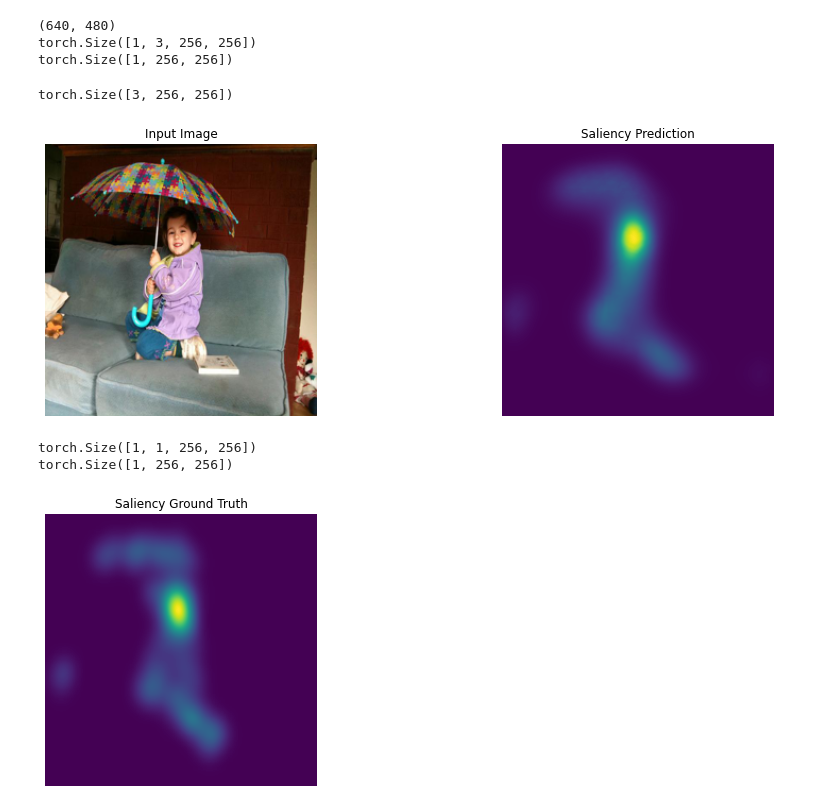
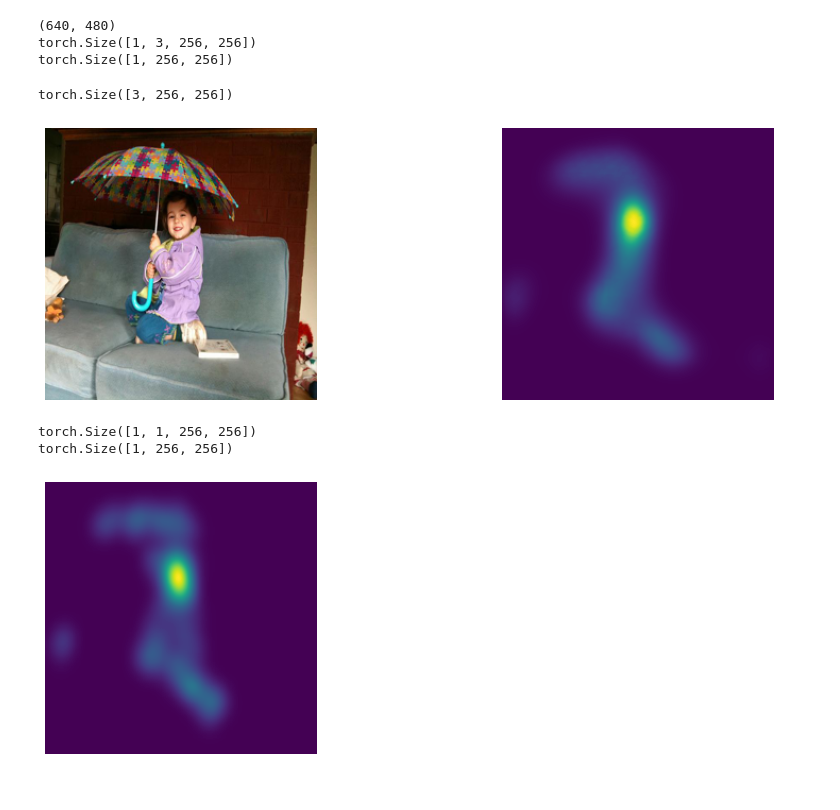
Before and after one commit to baharay/visintproject, a Jupyter notebook: prompt-to-prompt/saliency.ipynb, the cells around one changed output. Drawn from its saved outputs; the diff is of its cells as text; code cells hidden in the pictures.

Commit message:
update saliency

```diff
--- a/prompt-to-prompt/saliency.ipynb
+++ b/prompt-to-prompt/saliency.ipynb
@@ -876,22 +889,22 @@ torch.Size([1, 256, 256])
 # %%
 
 # Create a figure and display the image
 
 plt.subplots(1,2, figsize=(15,5))
 plt.subplot(1,2,1)
 print(img_tensor.squeeze(0).shape)
 plt.imshow(img_tensor.cpu().squeeze(0).permute(1,2,0).detach().numpy())
-plt.title(f'Input Image')
+#plt.title(f'Input Image')
 plt.axis("off")
 plt.subplot(1,2,2)
 plt.imshow(out.cpu().permute(1,2,0).detach().numpy())
-plt.title(f'Saliency Prediction')
+#plt.title(f'Saliency Prediction')
 plt.axis("off")
 # Show the figure
 plt.show()
 # %% [output]
 torch.Size([3, 256, 256])
-[figure, old version]
+[figure, new version]
 # %%
 img = Image.open('example_images/gnochi_mirror.jpeg')
 img = Image.open('/sinergia/bahar/p2p/prompt-to-prompt/salicon_example_train_gt/COCO_train2014_000000006590.png')
@@ -904,10 +917,10 @@ plt.subplots(1,1, figsize=(15,5))
 plt.subplot(1,1,1)
 print(img_tensor.squeeze(0).shape)
 plt.imshow(img_tensor.cpu().squeeze(0).permute(1,2,0).detach().numpy())
-plt.title(f'Saliency Ground Truth')
+#plt.title(f'Saliency Ground Truth')
 plt.axis("off")
 plt.show()
 # %% [output]
 torch.Size([1, 1, 256, 256])
 torch.Size([1, 256, 256])
-[figure, old version]
+[figure, new version]
```
Also changed, not shown: parts of 1 cell of this notebook.
